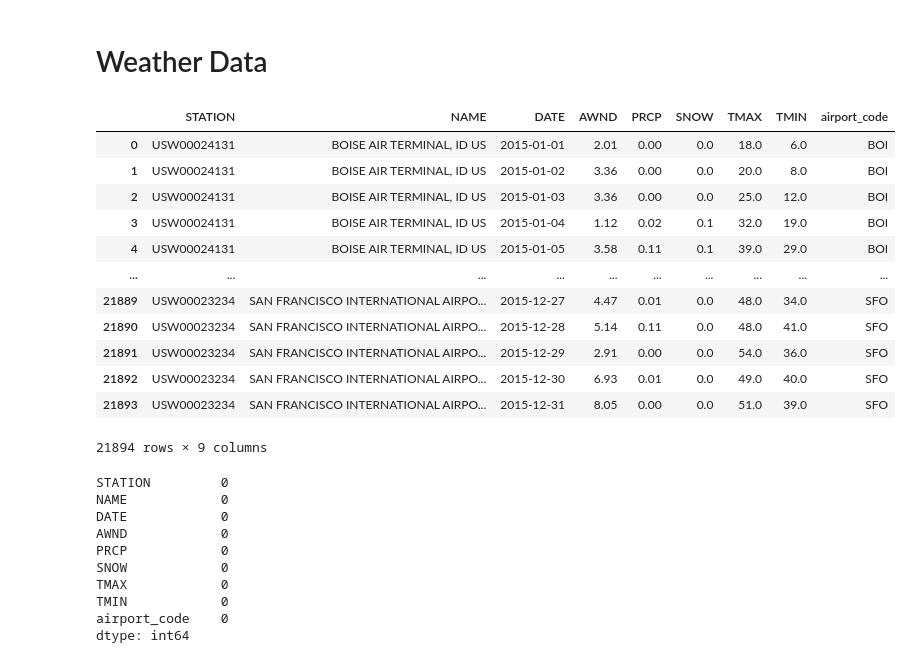
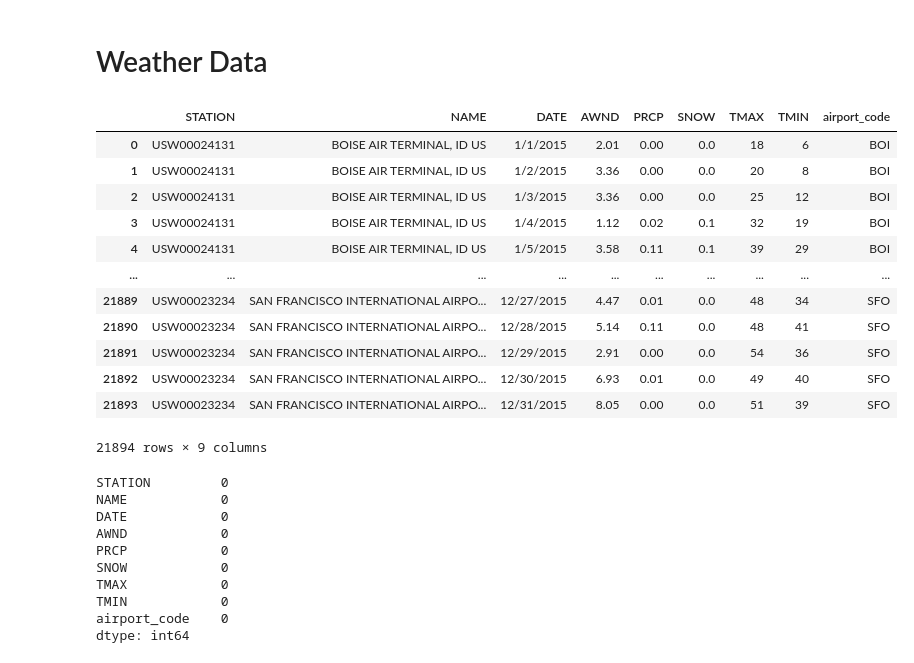
Before and after one commit to DataaAlchemist/PredictingFlightDelays, a Jupyter notebook: notebooks/01-heritsam-data understanding.ipynb, the cells around one changed output. Cells and saved outputs as stored; diff of their text form; code cells hidden in the pictures.

```diff
--- a/notebooks/01-heritsam-data understanding.ipynb
+++ b/notebooks/01-heritsam-data understanding.ipynb
@@ -260,21 +249,21 @@ df_merged.duplicated().sum()
 # %% [markdown]
 # Weather Data
 # %%
-weather = pd.read_csv('../data/raw/weather_table.csv')
+weather = pd.read_csv('../src/data/weather.csv')
 weather
 # %% [output]
 |  | STATION | NAME | DATE | AWND | PRCP | SNOW | TMAX | TMIN | airport_code |
-| 0 | USW00024131 | BOISE AIR TERMINAL, ID US | 2015-01-01 | 2.01 | 0.00 | 0.0 | 18.0 | 6.0 | BOI |
-| 1 | USW00024131 | BOISE AIR TERMINAL, ID US | 2015-01-02 | 3.36 | 0.00 | 0.0 | 20.0 | 8.0 | BOI |
-| 2 | USW00024131 | BOISE AIR TERMINAL, ID US | 2015-01-03 | 3.36 | 0.00 | 0.0 | 25.0 | 12.0 | BOI |
-| 3 | USW00024131 | BOISE AIR TERMINAL, ID US | 2015-01-04 | 1.12 | 0.02 | 0.1 | 32.0 | 19.0 | BOI |
-| 4 | USW00024131 | BOISE AIR TERMINAL, ID US | 2015-01-05 | 3.58 | 0.11 | 0.1 | 39.0 | 29.0 | BOI |
+| 0 | USW00024131 | BOISE AIR TERMINAL, ID US | 1/1/2015 | 2.01 | 0.00 | 0.0 | 18 | 6 | BOI |
+| 1 | USW00024131 | BOISE AIR TERMINAL, ID US | 1/2/2015 | 3.36 | 0.00 | 0.0 | 20 | 8 | BOI |
+| 2 | USW00024131 | BOISE AIR TERMINAL, ID US | 1/3/2015 | 3.36 | 0.00 | 0.0 | 25 | 12 | BOI |
+| 3 | USW00024131 | BOISE AIR TERMINAL, ID US | 1/4/2015 | 1.12 | 0.02 | 0.1 | 32 | 19 | BOI |
+| 4 | USW00024131 | BOISE AIR TERMINAL, ID US | 1/5/2015 | 3.58 | 0.11 | 0.1 | 39 | 29 | BOI |
 | ... | ... | ... | ... | ... | ... | ... | ... | ... | ... |
-| 21889 | USW00023234 | SAN FRANCISCO INTERNATIONAL AIRPO... | 2015-12-27 | 4.47 | 0.01 | 0.0 | 48.0 | 34.0 | SFO |
-| 21890 | USW00023234 | SAN FRANCISCO INTERNATIONAL AIRPO... | 2015-12-28 | 5.14 | 0.11 | 0.0 | 48.0 | 41.0 | SFO |
-| 21891 | USW00023234 | SAN FRANCISCO INTERNATIONAL AIRPO... | 2015-12-29 | 2.91 | 0.00 | 0.0 | 54.0 | 36.0 | SFO |
-| 21892 | USW00023234 | SAN FRANCISCO INTERNATIONAL AIRPO... | 2015-12-30 | 6.93 | 0.01 | 0.0 | 49.0 | 40.0 | SFO |
-| 21893 | USW00023234 | SAN FRANCISCO INTERNATIONAL AIRPO... | 2015-12-31 | 8.05 | 0.00 | 0.0 | 51.0 | 39.0 | SFO |
+| 21889 | USW00023234 | SAN FRANCISCO INTERNATIONAL AIRPO... | 12/27/2015 | 4.47 | 0.01 | 0.0 | 48 | 34 | SFO |
+| 21890 | USW00023234 | SAN FRANCISCO INTERNATIONAL AIRPO... | 12/28/2015 | 5.14 | 0.11 | 0.0 | 48 | 41 | SFO |
+| 21891 | USW00023234 | SAN FRANCISCO INTERNATIONAL AIRPO... | 12/29/2015 | 2.91 | 0.00 | 0.0 | 54 | 36 | SFO |
+| 21892 | USW00023234 | SAN FRANCISCO INTERNATIONAL AIRPO... | 12/30/2015 | 6.93 | 0.01 | 0.0 | 49 | 40 | SFO |
+| 21893 | USW00023234 | SAN FRANCISCO INTERNATIONAL AIRPO... | 12/31/2015 | 8.05 | 0.00 | 0.0 | 51 | 39 | SFO |
 21894 rows × 9 columns
 # %%
 weather.isnull().sum()
```
Also changed, not shown: parts of 20 cells of this notebook, 5 other files.
